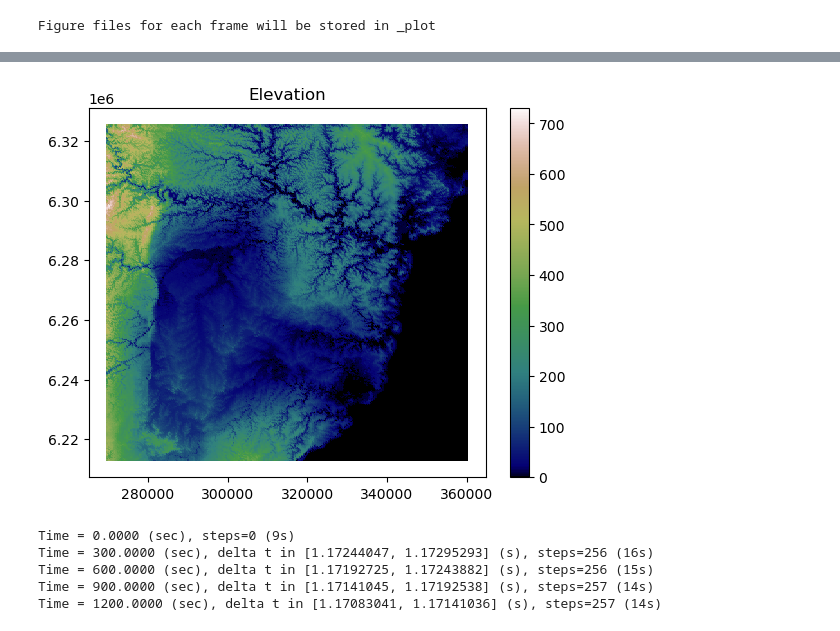
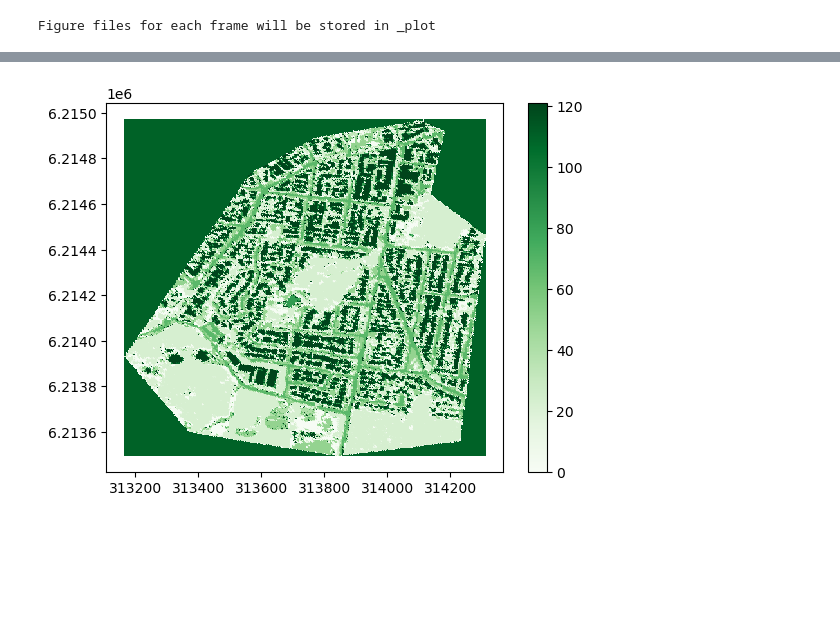
Before and after one commit to stoiver/anuga_jupyter_notebooks, a Jupyter notebook: nb_test_read_epsg_7856_tif.ipynb, the cells around one changed output, grey strips where cells are left out. Saved outputs shown, nothing was run; the diff lists cells and outputs as text; code cells hidden in the pictures; blank space fills up the shorter version.

```diff
--- a/nb_test_read_epsg_7856_tif.ipynb
+++ b/nb_test_read_epsg_7856_tif.ipynb
@@ -74,27 +47,27 @@ EPSG code  7856
 # %%
 domain = anuga.rectangular_cross_domain(200,200,
-                               len1=utm_east_len,
-                               len2=utm_north_len,
-                               origin=utm_origin)
-domain.set_zone(zone_ll)
-domain.set_hemisphere(hemi_ll)
+                               len1=len_east,
+                               len2=len_north,
+                                origin=origin)
+domain.set_zone(56)
+domain.set_hemisphere('southern')
 
 dplotter = anuga.Domain_plotter(domain) # should set this up via a set_plotter command
 
-Br = anuga.Reflective_boundary(domain)
-domain.set_boundary({'left': Br, 'right': Br, 'top': Br, 'bottom': Br})
-
-# Put some rain on the domain
-anuga.Rate_operator(domain, rate=0.001);
-
 
 # Use tif file to set elevation
-domain.set_quantity('elevation',
-                    filename = r'Sydney-DEM.tif',
+domain.set_quantity('friction',
+                    filename = 'mannings.tif',
                     location='centroids')
 
-domain.set_quantity('friction', 0.01)
+friction_c = domain.quantities['friction'].centroid_values
 
-# Note that quantities (in particular stage) have a default value of zero
+plt.tripcolor(dplotter.triang,
+              facecolors = friction_c,
+              cmap='Greens',
+              #edgecolors='k',
+              vmin=0.0,
+              vmax=121)
+plt.colorbar();
 # %% [output]
 Figure files for each frame will be stored in _plot
@@ -101,19 +75 @@ Figure files for each frame will be stored in _plot
+[figure, added]
-# %%
-#plt.figure(figsize=(10,16))
-plt.tripcolor(dplotter.triang,
-              facecolors = dplotter.elev,
-              cmap='gist_earth',
-              vmin = 0.0)
-plt.colorbar();
-plt.title("Elevation");
-# %% [output]
-[figure, removed]
-# %%
-for t in domain.evolve(yieldstep=300, finaltime=1200):
-    domain.print_timestepping_statistics()
-# %% [output]
-Time = 0.0000 (sec), steps=0 (9s)
-Time = 300.0000 (sec), delta t in [1.17244047, 1.17295293] (s), steps=256 (16s)
-Time = 600.0000 (sec), delta t in [1.17192725, 1.17243882] (s), steps=256 (15s)
-Time = 900.0000 (sec), delta t in [1.17141045, 1.17192538] (s), steps=257 (14s)
-Time = 1200.0000 (sec), delta t in [1.17083041, 1.17141036] (s), steps=257 (14s)
```
Also changed, not shown: parts of 8 cells of this notebook, 2 other files.
